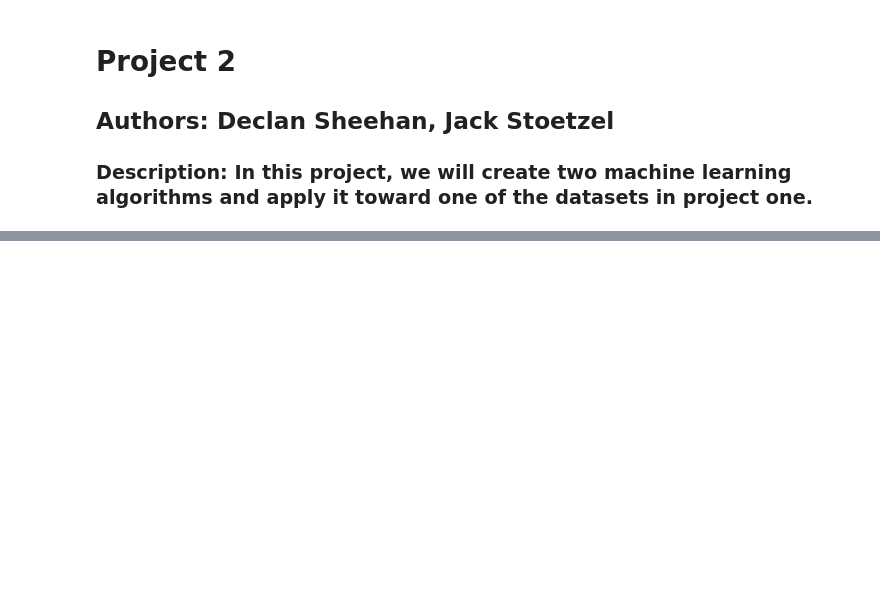
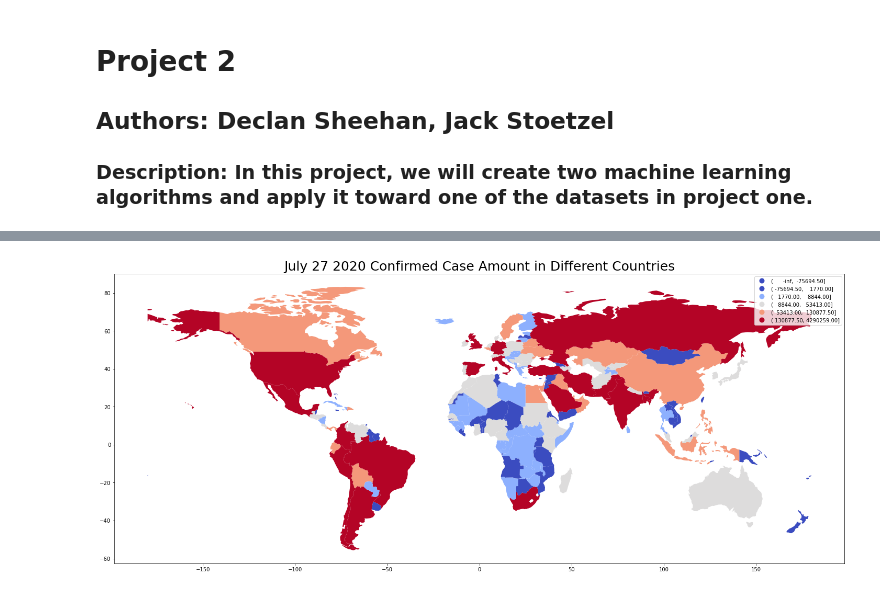
Before and after one commit to DeclanAS/COSC311, a Jupyter notebook: Project 2/Project 2.ipynb, the cells around one changed output, grey strips where cells are left out. Drawn from its saved outputs; the diff is of its cells as text; code cells hidden in the pictures; blank space fills up the shorter version.

Commit message:
Added map and other data file

```diff
--- a/Project 2/Project 2.ipynb
+++ b/Project 2/Project 2.ipynb
@@ -17,8 +17,11 @@ from numpy import *
 COVID = pd.read_csv('data/full_grouped.csv', skiprows=[0], header = None, skipinitialspace = True,
                 names = ['date', 'count-reg', 'case', 'death', 'recover', 'active', 'ncase', 'ndeath', 'nrecover', 'who'])
 
-COVID2 = pd.read_csv('data/cases_data.csv', skiprows=[0], header=None, skipinitialspace=True,
-                    names=['Country', 'Population', 'Total Cases'])
+# COVID2 = pd.read_csv('data/cases_data.csv', skiprows=[0], header=None, skipinitialspace=True,
+#                     names=['Country', 'Population', 'Total Cases'])
+
+COVID3 = pd.read_csv('data/other_full_grouped.csv', skiprows=[0], header = None, skipinitialspace = True,
+                names = ['date', 'count_reg', 'case', 'death', 'recover', 'active', 'ncase', 'ndeath', 'nrecover', 'who'])
 # %%
 # Altered class from Lab 06 to calculate the k-Nearest-Neighbor.
 class kNN:
@@ -200,0 +201,35 @@ The country's Covid-19 status is: Okay
+# %%
+import geopandas
+import pycountry
+
+# Converts country names to 3 character country codes
+def alpha3code(column):
+    CODE=[]
+    for country in column:
+        if(pycountry.countries.get(common_name=country) is not None):
+            code = pycountry.countries.get(common_name=country).alpha_3
+        elif (pycountry.countries.get(name=country) is not None):
+            code = pycountry.countries.get(name=country).alpha_3
+        else:
+            code = 'None'
+        CODE.append(code)
+    return CODE
+# Creates a list of country codes
+COVID3['CODE']=alpha3code(COVID3.count_reg)
+# of country names
+world = geopandas.read_file(geopandas.datasets.get_path('naturalearth_lowres'))
+world.columns = ['pop_est', 'continent', 'name', 'CODE', 'gdp_md_est', 'geometry']
+# Merges the country names with COVID
+merge = pd.merge(world,COVID3,on = 'CODE')
+# Gets longitude an latitude lines
+location = pd.read_csv('https://raw.githubusercontent.com/melanieshi0120/COVID-19_global_time_series_panel_data/master/data/countries_latitude_longitude.csv')
+# Merges Country location
+merge = merge.merge(location,on = 'name').sort_values(by = ['date','count_reg'],ascending=True).reset_index()
+# Reduces dataframe to be the most recent days only
+mrg = merge[(157*187):(157*188)]
+# Makes the plot
+mrg.plot(column='case', scheme="boxplot", figsize=(25, 20), legend=True,cmap='coolwarm')
+plt.title('July 27 2020 Confirmed Case Amount in Different Countries', fontsize=25)
+plt.show()
+# %% [output]
+[figure, added]
```
Also changed, not shown: parts of 1 cell of this notebook, 1 other file.
